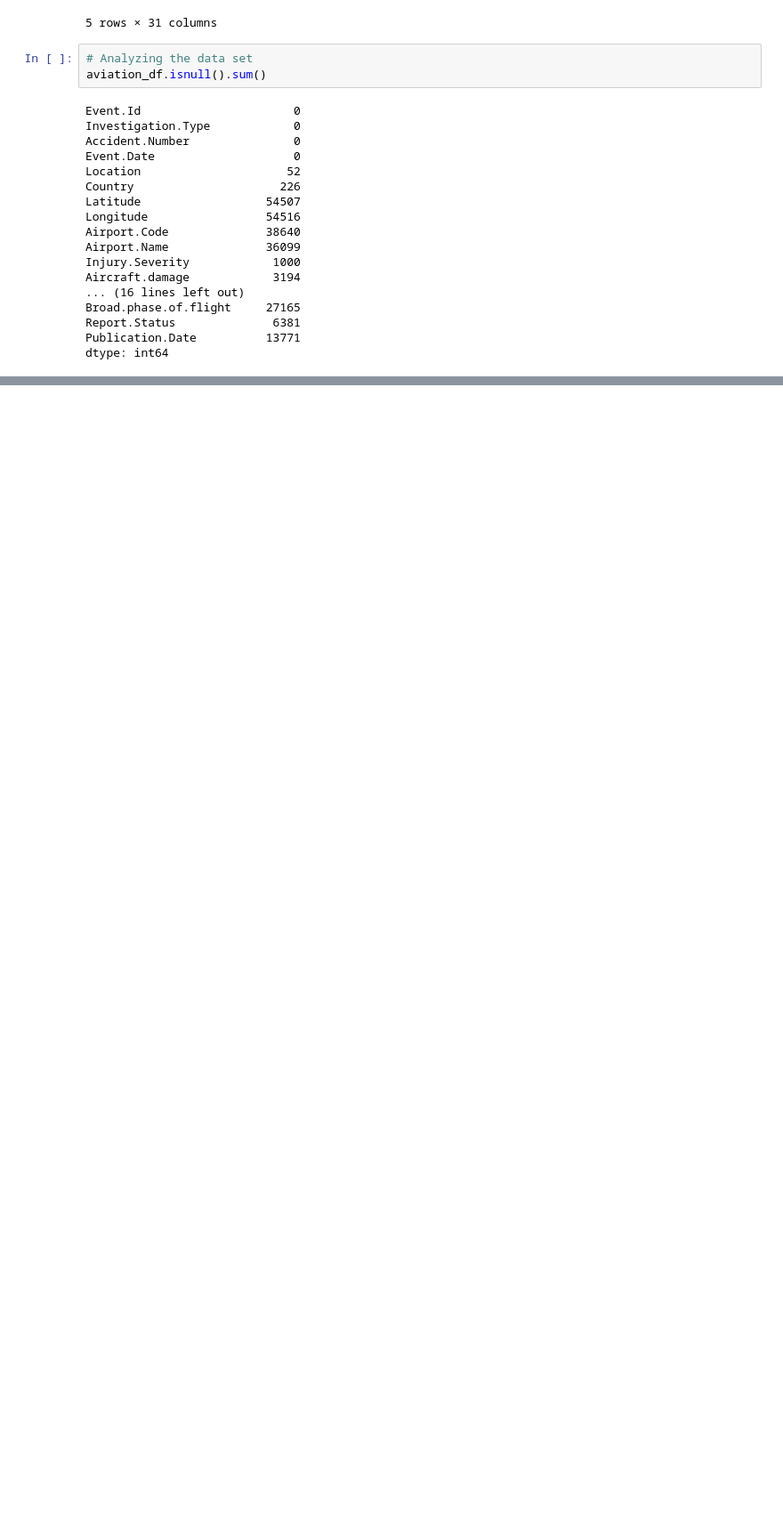
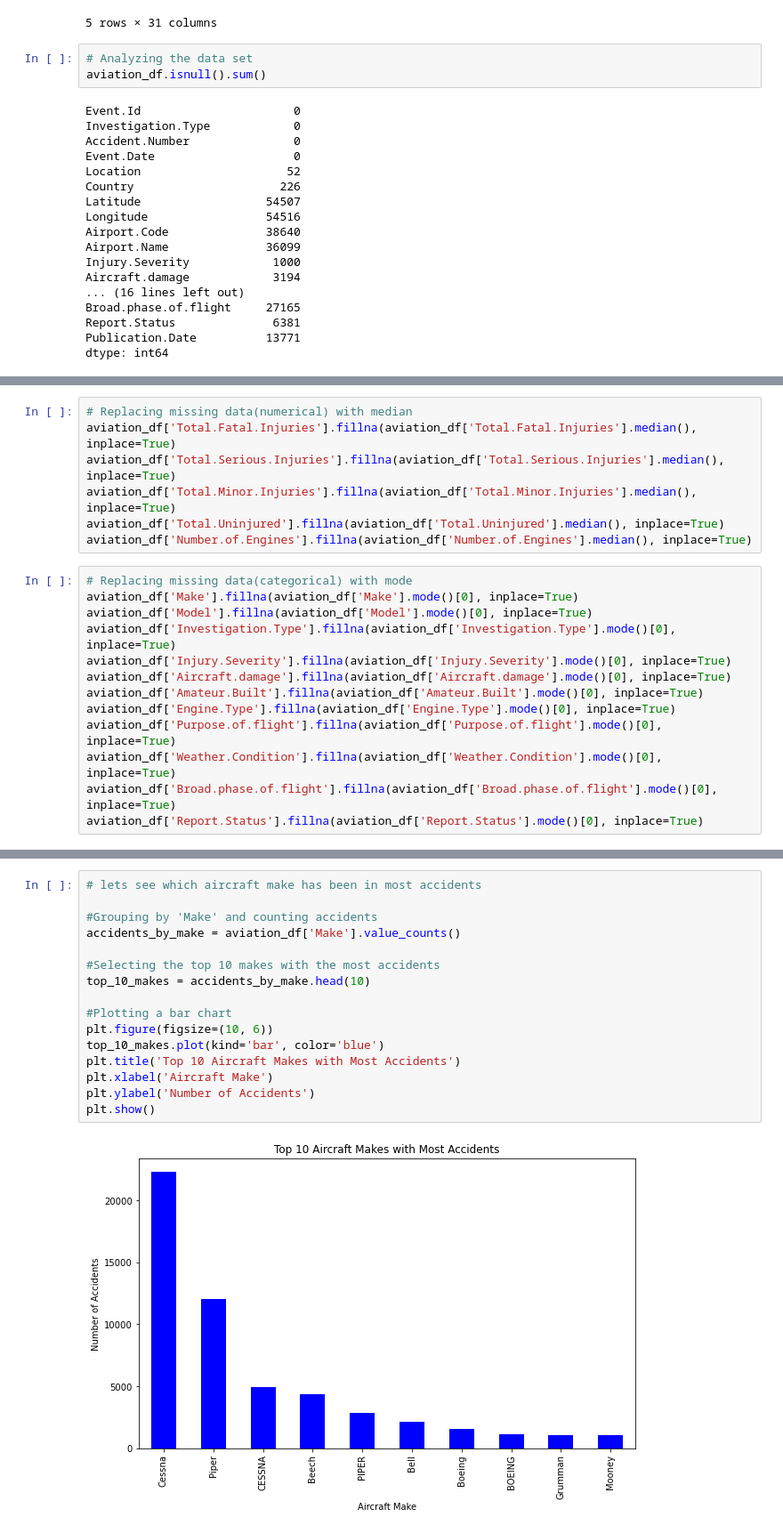
Before and after one commit to Murimi49/phase-1-project, a Jupyter notebook: Project.ipynb, the cells around one changed output, grey strips where cells are left out. Shown: that part at 89% size. Cells and saved outputs as stored; diff of their text form; blank space fills up the shorter version.

Commit message:
cleaned data

```diff
--- a/Project.ipynb
+++ b/Project.ipynb
@@ -68,0 +69,20 @@ dtype: int64
+# %%
+# Replacing missing data(numerical) with median
+aviation_df['Total.Fatal.Injuries'].fillna(aviation_df['Total.Fatal.Injuries'].median(), inplace=True)
+aviation_df['Total.Serious.Injuries'].fillna(aviation_df['Total.Serious.Injuries'].median(), inplace=True)
+aviation_df['Total.Minor.Injuries'].fillna(aviation_df['Total.Minor.Injuries'].median(), inplace=True)
+aviation_df['Total.Uninjured'].fillna(aviation_df['Total.Uninjured'].median(), inplace=True)
+aviation_df['Number.of.Engines'].fillna(aviation_df['Number.of.Engines'].median(), inplace=True)
+# %%
+# Replacing missing data(categorical) with mode
+aviation_df['Make'].fillna(aviation_df['Make'].mode()[0], inplace=True)
+aviation_df['Model'].fillna(aviation_df['Model'].mode()[0], inplace=True)
+aviation_df['Investigation.Type'].fillna(aviation_df['Investigation.Type'].mode()[0], inplace=True)
+aviation_df['Injury.Severity'].fillna(aviation_df['Injury.Severity'].mode()[0], inplace=True)
+aviation_df['Aircraft.damage'].fillna(aviation_df['Aircraft.damage'].mode()[0], inplace=True)
+aviation_df['Amateur.Built'].fillna(aviation_df['Amateur.Built'].mode()[0], inplace=True)
+aviation_df['Engine.Type'].fillna(aviation_df['Engine.Type'].mode()[0], inplace=True)
+aviation_df['Purpose.of.flight'].fillna(aviation_df['Purpose.of.flight'].mode()[0], inplace=True)
+aviation_df['Weather.Condition'].fillna(aviation_df['Weather.Condition'].mode()[0], inplace=True)
+aviation_df['Broad.phase.of.flight'].fillna(aviation_df['Broad.phase.of.flight'].mode()[0], inplace=True)
+aviation_df['Report.Status'].fillna(aviation_df['Report.Status'].mode()[0], inplace=True)
@@ -68,0 +146,18 @@ dtype: int64
+# %%
+# lets see which aircraft make has been in most accidents
+
+#Grouping by 'Make' and counting accidents
+accidents_by_make = aviation_df['Make'].value_counts()
+
+#Selecting the top 10 makes with the most accidents
+top_10_makes = accidents_by_make.head(10)
+
+#Plotting a bar chart
+plt.figure(figsize=(10, 6))
+top_10_makes.plot(kind='bar', color='blue')
+plt.title('Top 10 Aircraft Makes with Most Accidents')
+plt.xlabel('Aircraft Make')
+plt.ylabel('Number of Accidents')
+plt.show()
+# %% [output]
+[figure, added]
```
Also changed, not shown: parts of 12 cells of this notebook, 5 other files.
